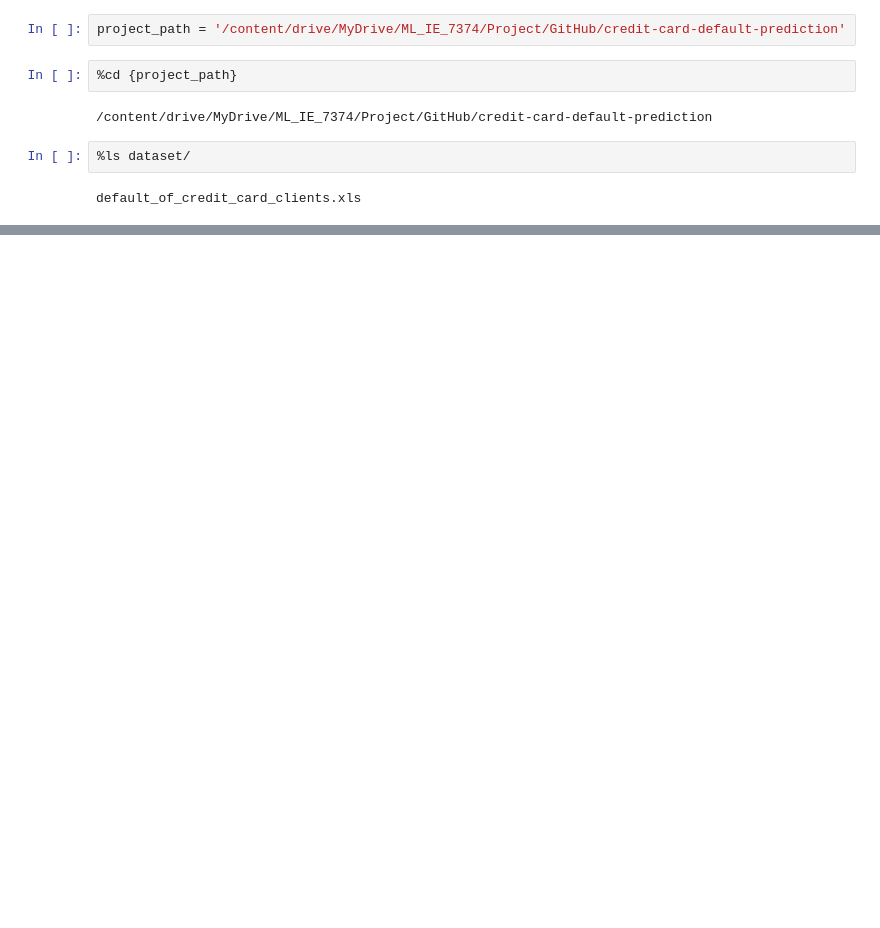
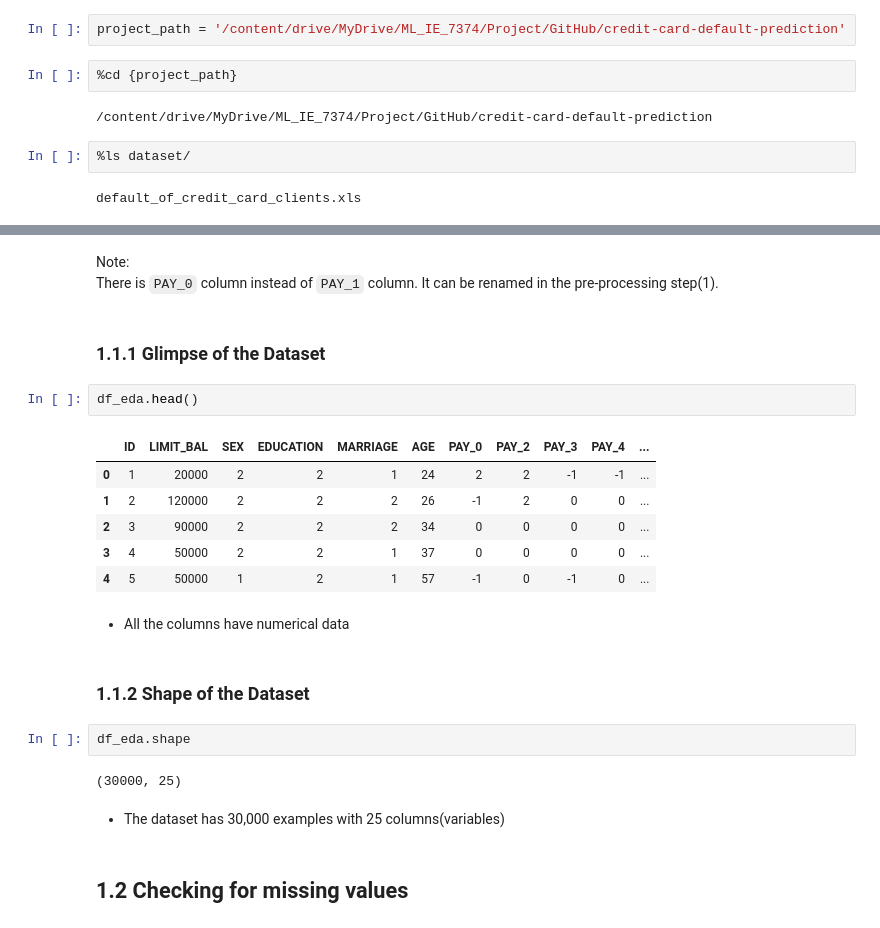
Before and after one commit to akhil189/credit-card-default-prediction, a Jupyter notebook: project.ipynb, the cells around one changed output, grey strips where cells are left out. Saved outputs shown, nothing was run; the diff lists cells and outputs as text; blank space fills up the shorter version.

```diff
--- a/project.ipynb
+++ b/project.ipynb
@@ -41,0 +84,26 @@ raw_data
+# %% [markdown]
+Note:<br>
+There is `PAY_0` column instead of `PAY_1` column. It can be renamed in the pre-processing step(1).
+# %% [markdown]
+### **1.1.1 Glimpse of the Dataset**
+# %%
+df_eda.head()
+# %% [output]
+|  | ID | LIMIT_BAL | SEX | EDUCATION | MARRIAGE | AGE | PAY_0 | PAY_2 | PAY_3 | PAY_4 | ... |
+| 0 | 1 | 20000 | 2 | 2 | 1 | 24 | 2 | 2 | -1 | -1 | ... |
+| 1 | 2 | 120000 | 2 | 2 | 2 | 26 | -1 | 2 | 0 | 0 | ... |
+| 2 | 3 | 90000 | 2 | 2 | 2 | 34 | 0 | 0 | 0 | 0 | ... |
+| 3 | 4 | 50000 | 2 | 2 | 1 | 37 | 0 | 0 | 0 | 0 | ... |
+| 4 | 5 | 50000 | 1 | 2 | 1 | 57 | -1 | 0 | -1 | 0 | ... |
+# %% [markdown]
+- All the columns have numerical data
+# %% [markdown]
+### **1.1.2 Shape of the Dataset**
+# %%
+df_eda.shape
+# %% [output]
+(30000, 25)
+# %% [markdown]
+- The dataset has 30,000 examples with 25 columns(variables)
+# %% [markdown]
+## **1.2 Checking for missing values**
```
Also changed, not shown: parts of 32 cells of this notebook.
